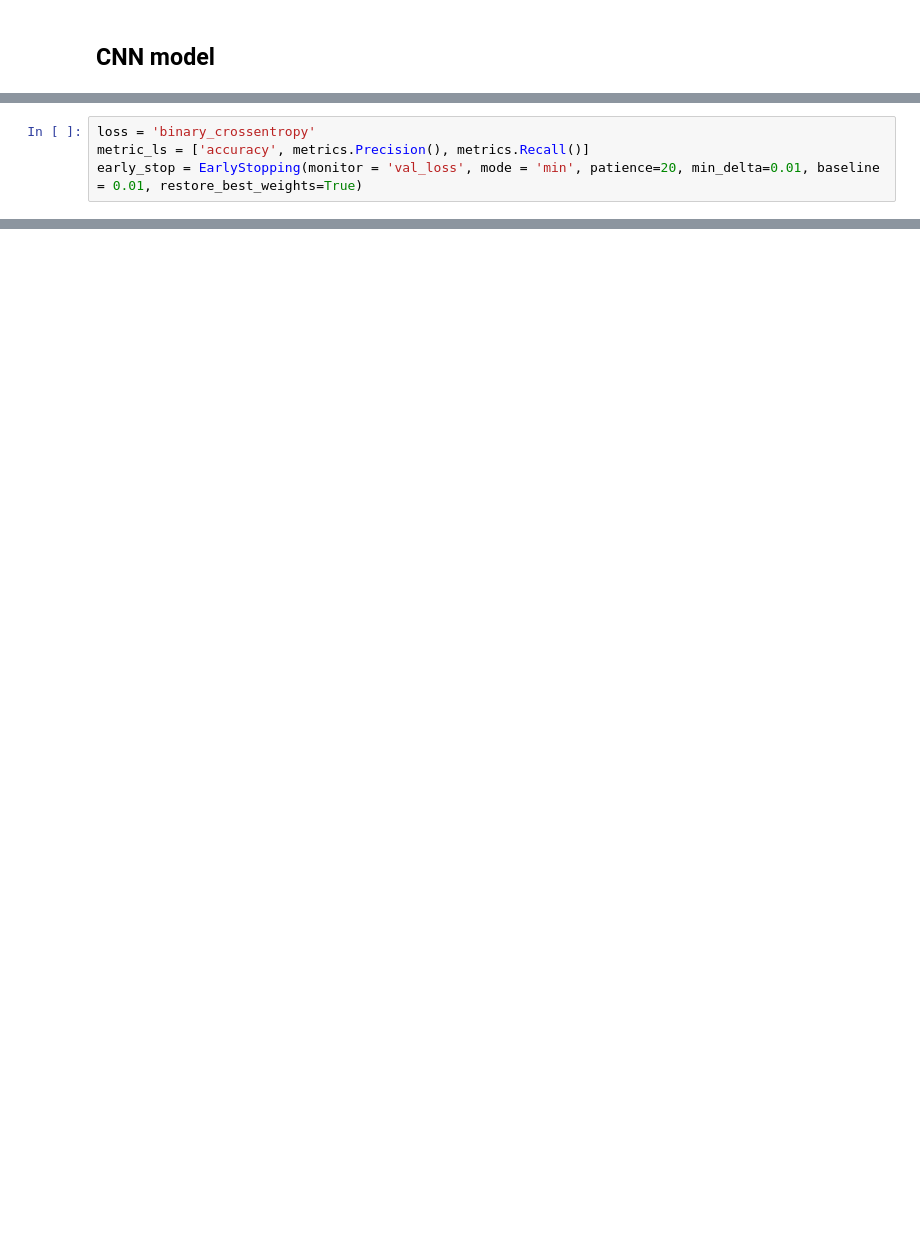
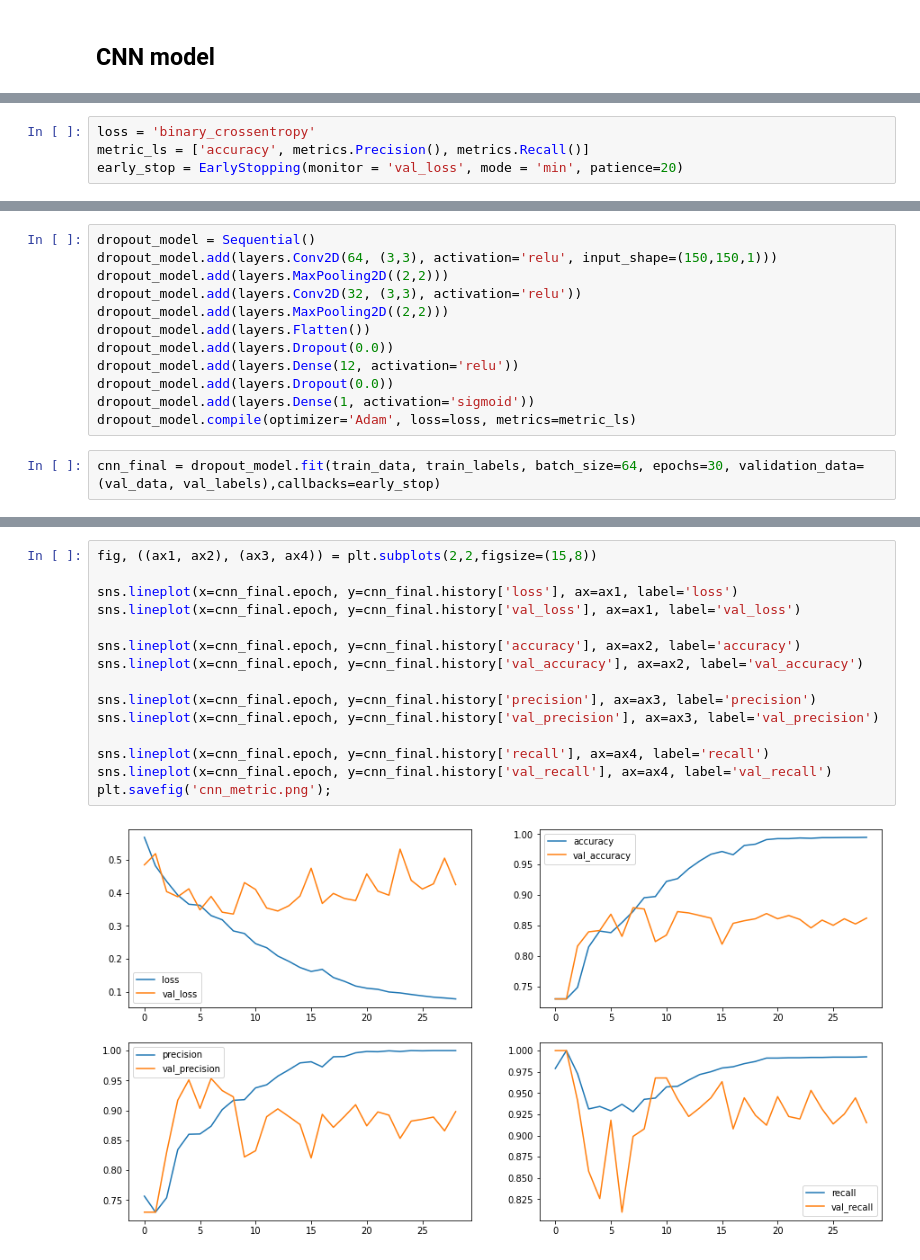
Before and after one commit to zpollats/NeuralNetworkXRayClassification, a Jupyter notebook: working_notebook.ipynb, the cells around one changed output, grey strips where cells are left out. Drawn from its saved outputs; the diff is of its cells as text; blank space fills up the shorter version.

Commit message:
finalize the notebook

```diff
--- a/working_notebook.ipynb
+++ b/working_notebook.ipynb
@@ -208,7 +160,7 @@ KeyError: 'val_loss'
 # %%
 loss = 'binary_crossentropy'
 metric_ls = ['accuracy', metrics.Precision(), metrics.Recall()]
-early_stop = EarlyStopping(monitor = 'val_loss', mode = 'min', patience=20, min_delta=0.01, baseline = 0.01, restore_best_weights=True)
+early_stop = EarlyStopping(monitor = 'val_loss', mode = 'min', patience=20)
 # %%
 def cnn_model():
     model = Sequential()
@@ -254,0 +301,14 @@ NameError: name 'model' is not defined
+# %%
+dropout_model = Sequential()
+dropout_model.add(layers.Conv2D(64, (3,3), activation='relu', input_shape=(150,150,1)))
+dropout_model.add(layers.MaxPooling2D((2,2)))
+dropout_model.add(layers.Conv2D(32, (3,3), activation='relu'))
+dropout_model.add(layers.MaxPooling2D((2,2)))
+dropout_model.add(layers.Flatten())
+dropout_model.add(layers.Dropout(0.0))
+dropout_model.add(layers.Dense(12, activation='relu'))
+dropout_model.add(layers.Dropout(0.0))
+dropout_model.add(layers.Dense(1, activation='sigmoid'))
+dropout_model.compile(optimizer='Adam', loss=loss, metrics=metric_ls)
+# %%
+cnn_final = dropout_model.fit(train_data, train_labels, batch_size=64, epochs=30, validation_data=(val_data, val_labels),callbacks=early_stop)
@@ -254,0 +365,17 @@ NameError: name 'model' is not defined
+# %%
+fig, ((ax1, ax2), (ax3, ax4)) = plt.subplots(2,2,figsize=(15,8))
+
+sns.lineplot(x=cnn_final.epoch, y=cnn_final.history['loss'], ax=ax1, label='loss')
+sns.lineplot(x=cnn_final.epoch, y=cnn_final.history['val_loss'], ax=ax1, label='val_loss')
+
+sns.lineplot(x=cnn_final.epoch, y=cnn_final.history['accuracy'], ax=ax2, label='accuracy')
+sns.lineplot(x=cnn_final.epoch, y=cnn_final.history['val_accuracy'], ax=ax2, label='val_accuracy')
+
+sns.lineplot(x=cnn_final.epoch, y=cnn_final.history['precision'], ax=ax3, label='precision')
+sns.lineplot(x=cnn_final.epoch, y=cnn_final.history['val_precision'], ax=ax3, label='val_precision')
+
+sns.lineplot(x=cnn_final.epoch, y=cnn_final.history['recall'], ax=ax4, label='recall')
+sns.lineplot(x=cnn_final.epoch, y=cnn_final.history['val_recall'], ax=ax4, label='val_recall')
+plt.savefig('cnn_metric.png');
+# %% [output]
+[figure, added]
```
Also changed, not shown: parts of 60 cells of this notebook.
